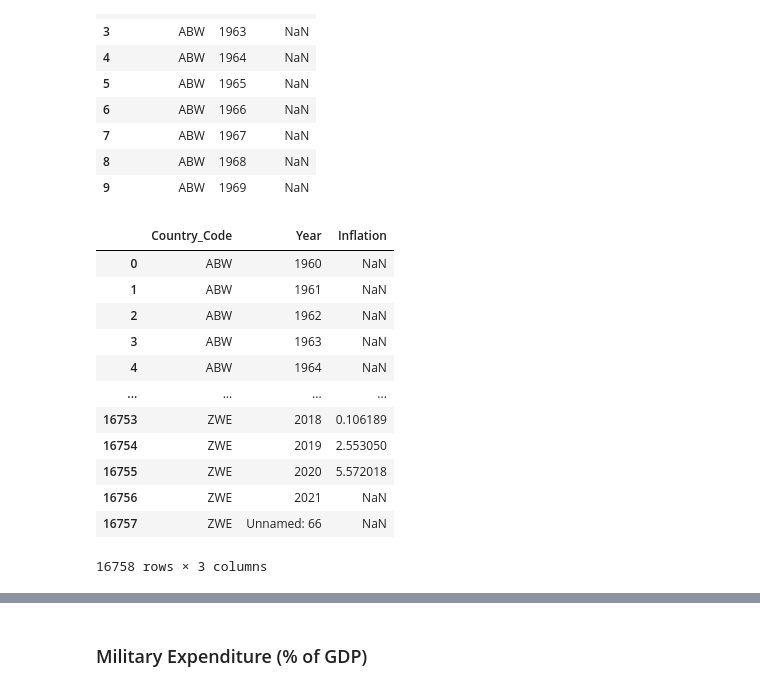
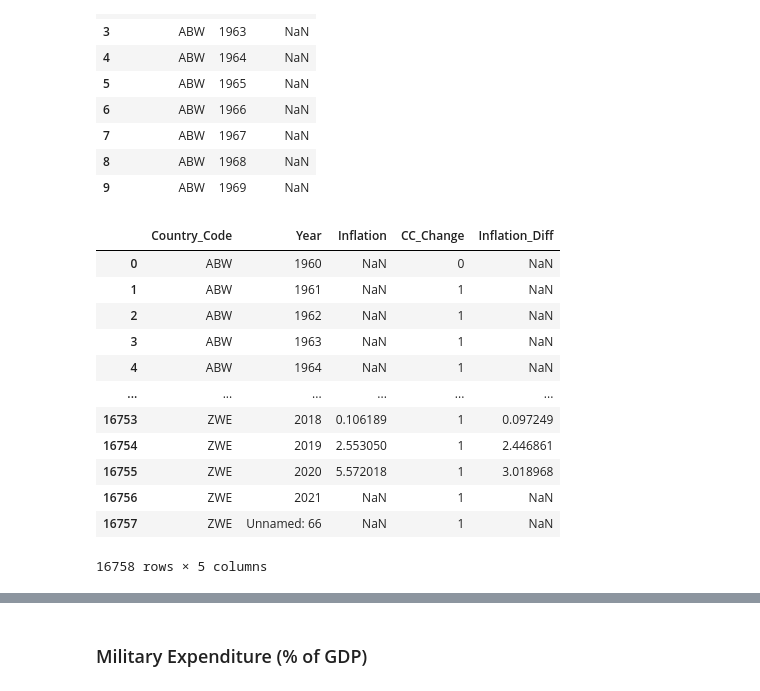
Before and after one commit to skomyshan/population_shifts, a Jupyter notebook: data_prep.ipynb, the cells around one changed output, grey strips where cells are left out. Cells and saved outputs as stored; diff of their text form; code cells hidden in the pictures.

```diff
--- a/data_prep.ipynb
+++ b/data_prep.ipynb
@@ -98,20 +135,29 @@ inflation_df2.head(n=10)
 | 8 | ABW | 1968 | NaN |
 | 9 | ABW | 1969 | NaN |
 # %%
-# Set inflation column as an percentage and calculate the difference from one year to another
+# Order by Country_Code and Year, then set inflation column as an percentage and calculate the difference from one year to another
+inflation_df2.sort_values(by=['Country_Code', 'Year'])
+
 inflation_df2['Inflation']=inflation_df2['Inflation'].div(100)
+
+# Determine if previous row is the same country or not
+inflation_df2['CC_Change'] = ((inflation_df2['Country_Code'] == inflation_df2['Country_Code'].shift(1))).astype(int)
+
+# If the row above is the same country, then find the difference between the rows
+inflation_df2['Inflation_Diff'] = np.where(inflation_df2['CC_Change']==1, (inflation_df2['Inflation'] - inflation_df2['Inflation'].shift(1)), np.NaN)
+
 inflation_df2
 # %% [output]
-|  | Country_Code | Year | Inflation |
-| 0 | ABW | 1960 | NaN |
-| 1 | ABW | 1961 | NaN |
-| 2 | ABW | 1962 | NaN |
-| 3 | ABW | 1963 | NaN |
-| 4 | ABW | 1964 | NaN |
-| ... | ... | ... | ... |
-| 16753 | ZWE | 2018 | 0.106189 |
-| 16754 | ZWE | 2019 | 2.553050 |
-| 16755 | ZWE | 2020 | 5.572018 |
-| 16756 | ZWE | 2021 | NaN |
-| 16757 | ZWE | Unnamed: 66 | NaN |
+|  | Country_Code | Year | Inflation | CC_Change | Inflation_Diff |
+| 0 | ABW | 1960 | NaN | 0 | NaN |
+| 1 | ABW | 1961 | NaN | 1 | NaN |
+| 2 | ABW | 1962 | NaN | 1 | NaN |
+| 3 | ABW | 1963 | NaN | 1 | NaN |
+| 4 | ABW | 1964 | NaN | 1 | NaN |
+| ... | ... | ... | ... | ... | ... |
+| 16753 | ZWE | 2018 | 0.106189 | 1 | 0.097249 |
+| 16754 | ZWE | 2019 | 2.553050 | 1 | 2.446861 |
+| 16755 | ZWE | 2020 | 5.572018 | 1 | 3.018968 |
+| 16756 | ZWE | 2021 | NaN | 1 | NaN |
+| 16757 | ZWE | Unnamed: 66 | NaN | 1 | NaN |
-16758 rows × 3 columns
+16758 rows × 5 columns
```
Also changed, not shown: parts of 20 cells of this notebook, 2 other files.
